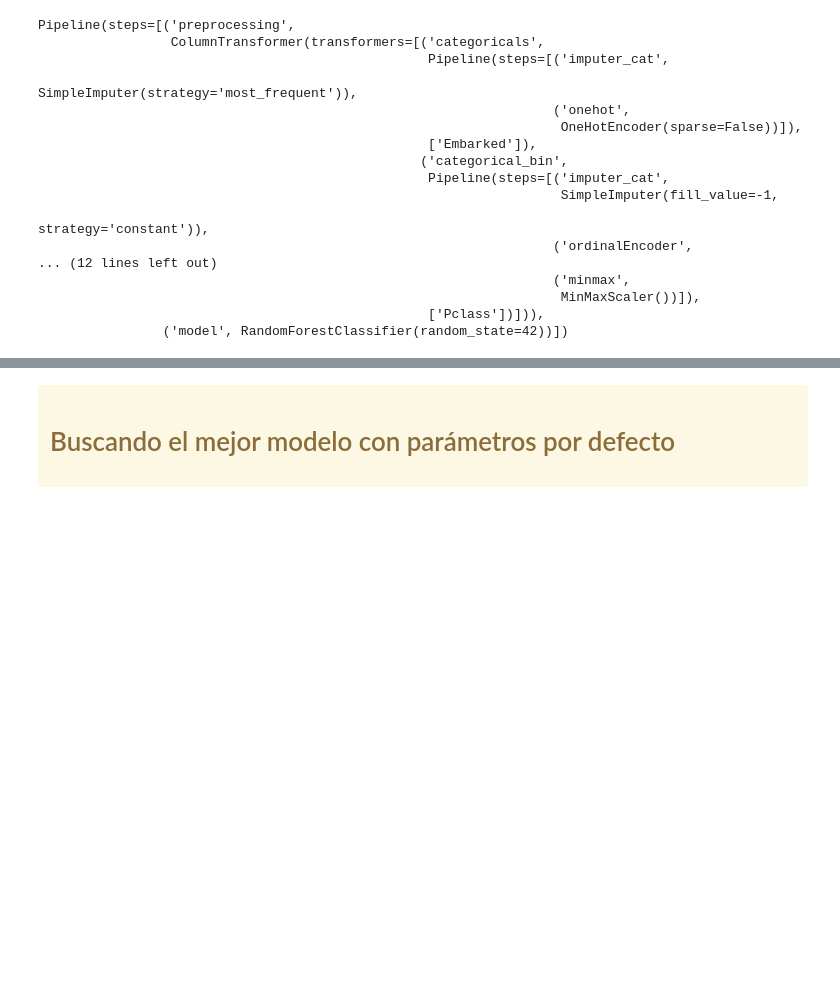
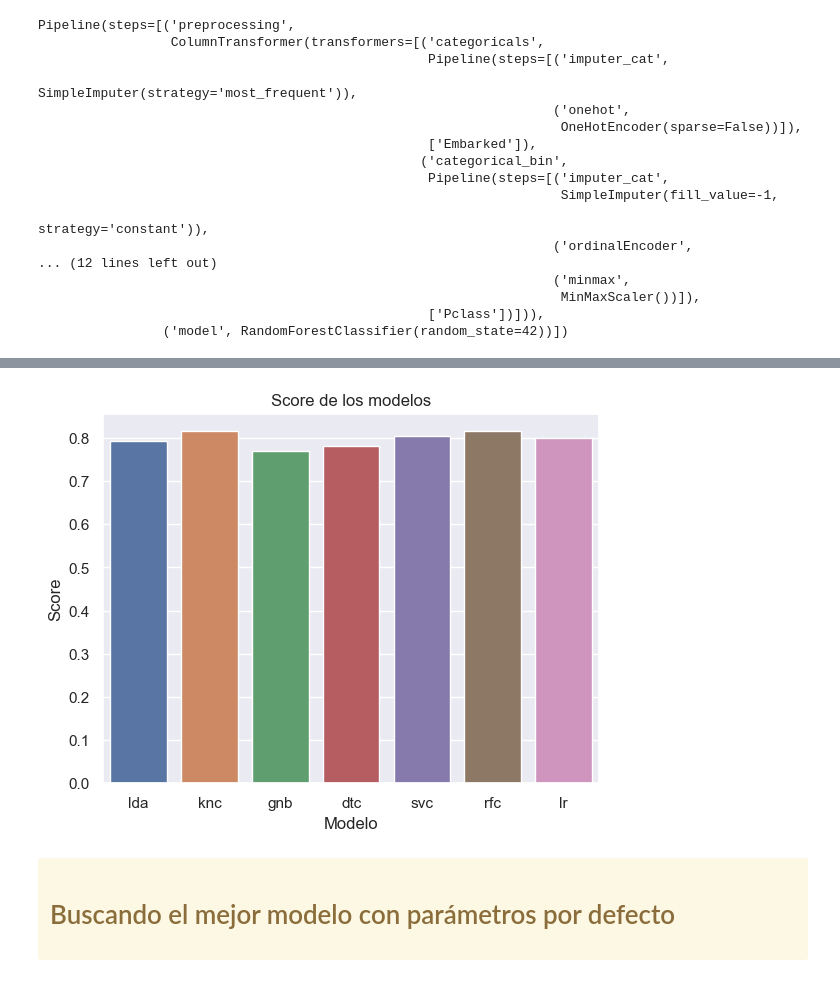
Before and after one commit to alanaolivieri/streamlit, a Jupyter notebook: Modelos.ipynb, the cells around one changed output, grey strips where cells are left out. Cells and saved outputs as stored; diff of their text form; code cells hidden in the pictures; blank space fills up the shorter version.

```diff
--- a/Modelos.ipynb
+++ b/Modelos.ipynb
@@ -335,3 +399,8 @@ Pipeline(steps=[('preprocessing',
+# %%
+sns.barplot(data=df_metrics, x = 'Modelo', y = 'Score')
+plt.title('Score de los modelos');
+# %% [output]
+[figure, added]
 # %% [markdown]
 <div class="alert alert-warning" role="alert">
     <h1>Buscando el mejor modelo con parámetros por defecto</h1>
```
Also changed, not shown: parts of 18 cells of this notebook, 4 other files.
